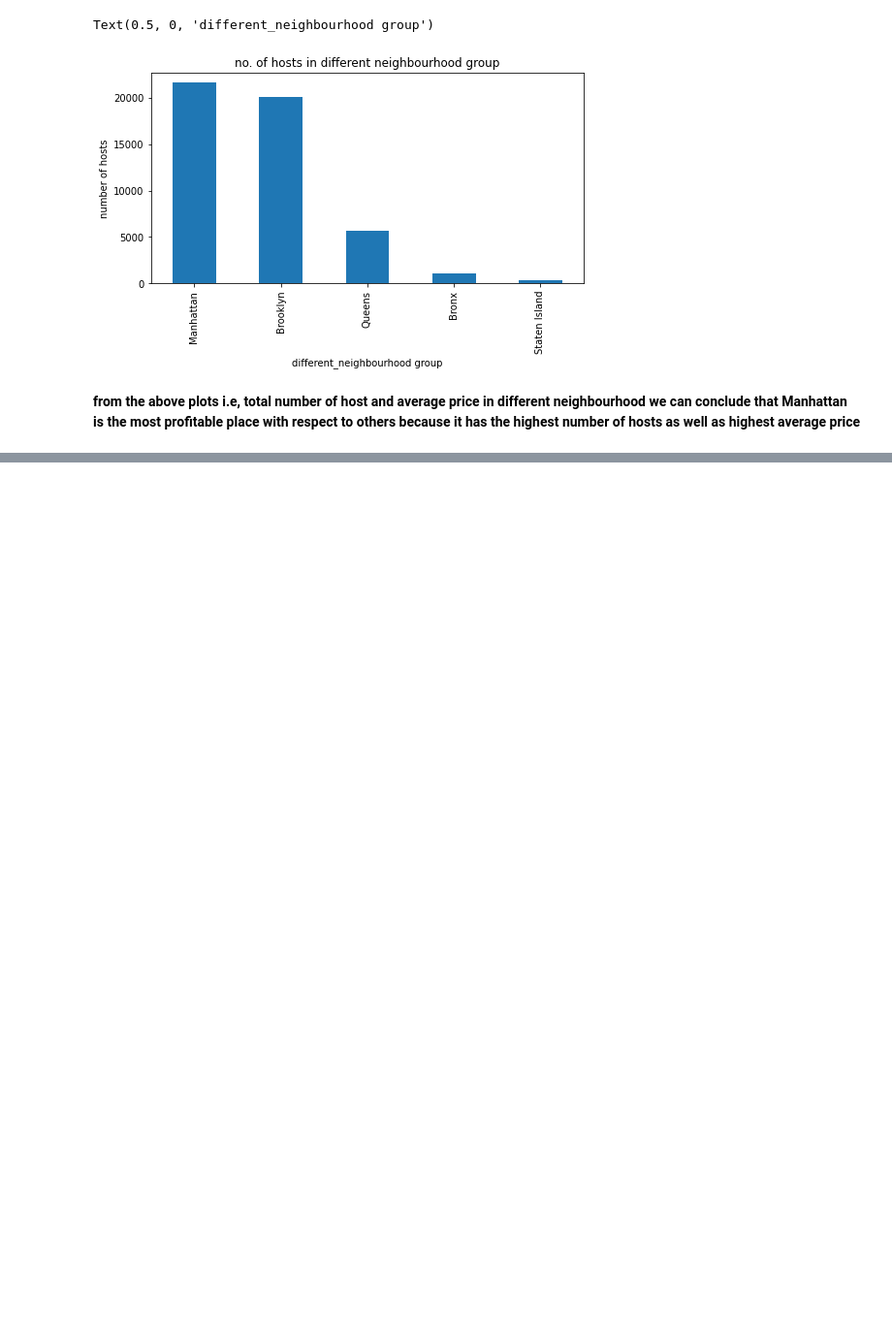
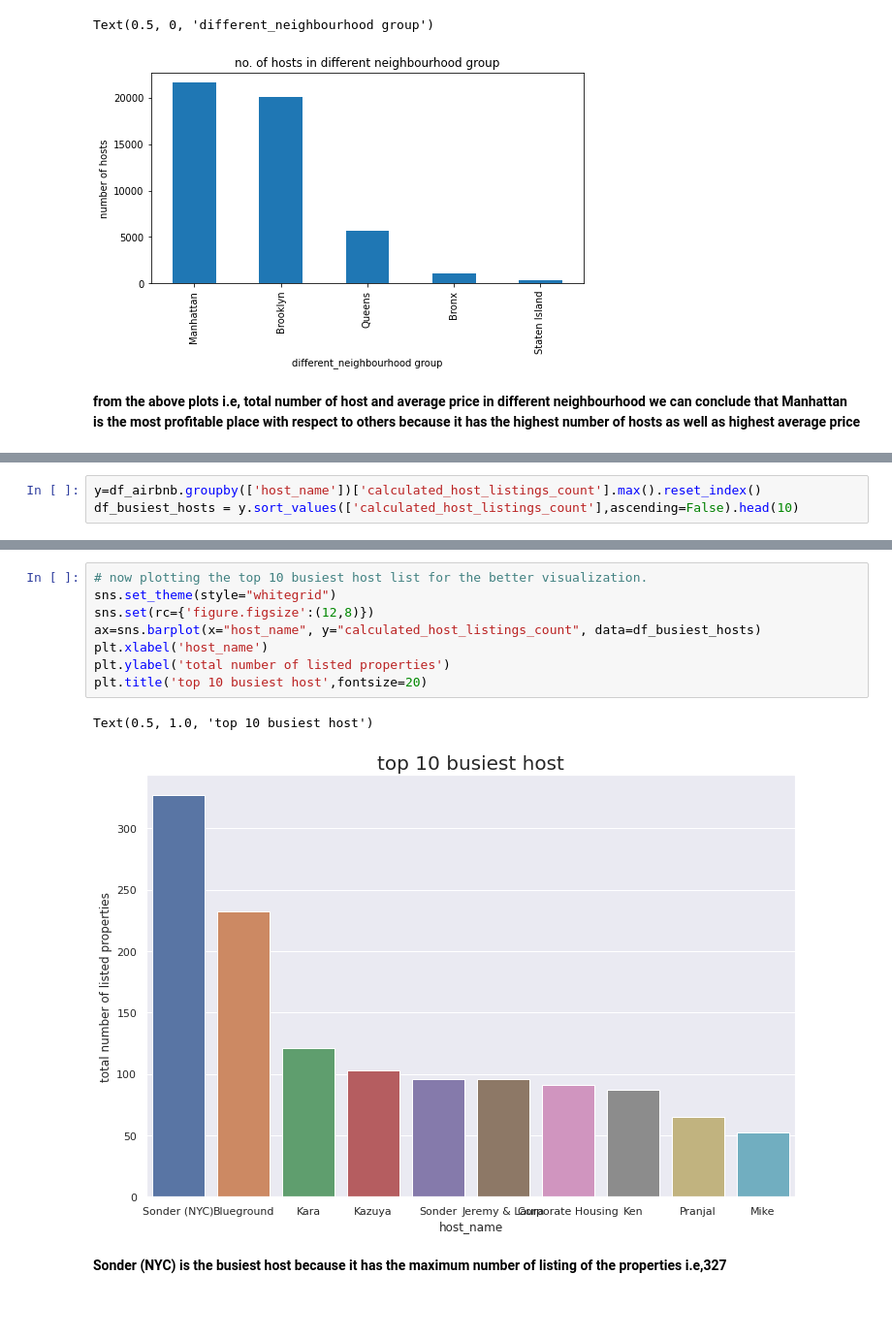
Before and after one commit to avanish04/EDA-on-airbnb, a Jupyter notebook: Copy_of_Airbnb_Bookings_Analysis_Capstone_Project.ipynb, the cells around one changed output, grey strips where cells are left out. Shown at 97% size. Saved outputs shown, nothing was run; the diff lists cells and outputs as text; blank space fills up the shorter version.

Commit message:
top hosts

```diff
--- a/Copy_of_Airbnb_Bookings_Analysis_Capstone_Project.ipynb
+++ b/Copy_of_Airbnb_Bookings_Analysis_Capstone_Project.ipynb
@@ -243,0 +262,3 @@ Text(0.5, 0, 'different_neighbourhood group')
+# %%
+y=df_airbnb.groupby(['host_name'])['calculated_host_listings_count'].max().reset_index()
+df_busiest_hosts = y.sort_values(['calculated_host_listings_count'],ascending=False).head(10)
@@ -243,0 +279,15 @@ Text(0.5, 0, 'different_neighbourhood group')
+# %%
+# now plotting the top 10 busiest host list for the better visualization.
+sns.set_theme(style="whitegrid")
+sns.set(rc={'figure.figsize':(12,8)})
+ax=sns.barplot(x="host_name", y="calculated_host_listings_count", data=df_busiest_hosts)
+plt.xlabel('host_name')
+plt.ylabel('total number of listed properties')
+plt.title('top 10 busiest host',fontsize=20)
+# %% [output]
+Text(0.5, 1.0, 'top 10 busiest host')
+[figure, added]
+# %% [markdown]
+**Sonder (NYC) is the busiest host because it has the maximum number of listing of the properties i.e,327**
+# %% [markdown]
+#
```
Also changed, not shown: parts of 6 cells of this notebook.
